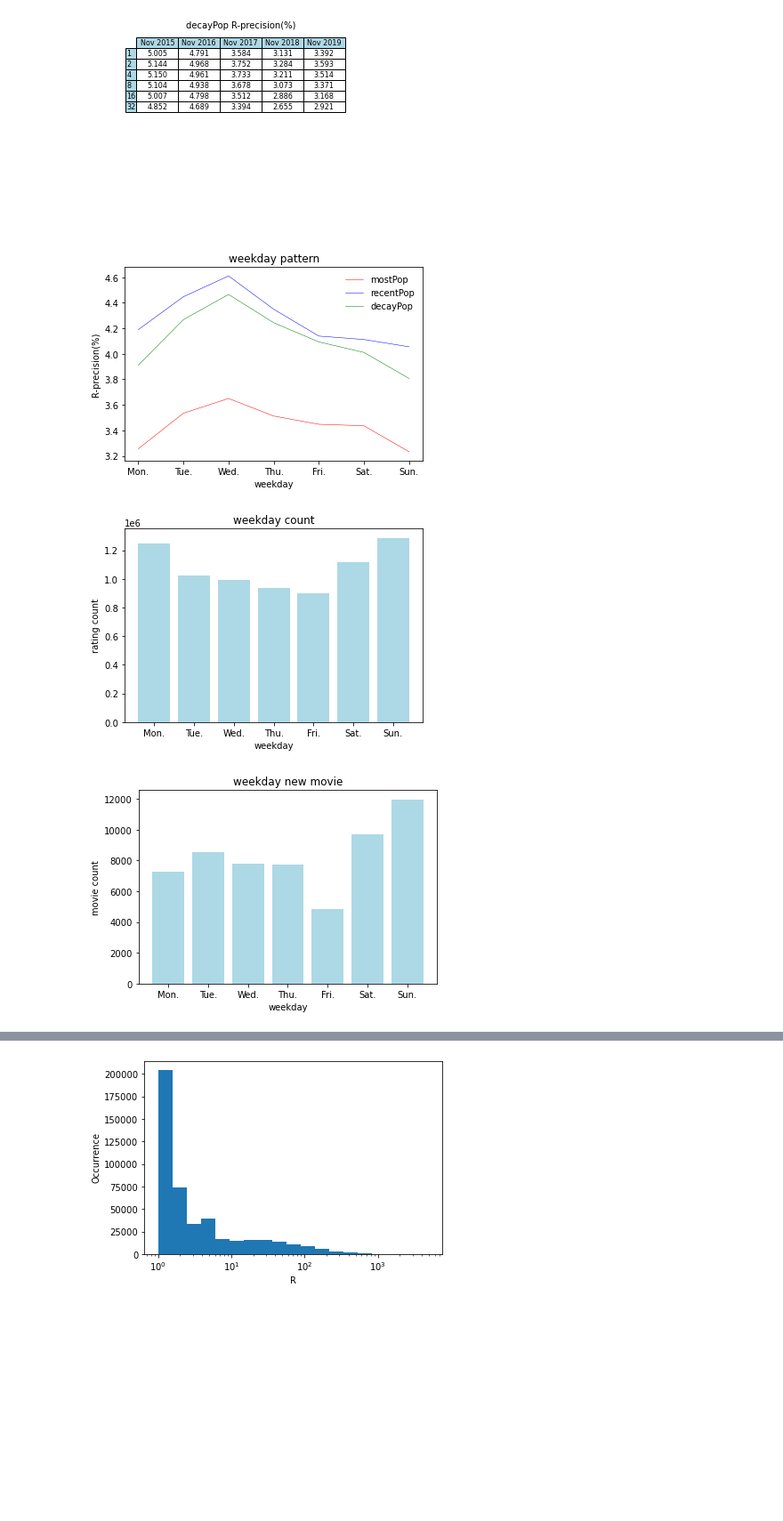
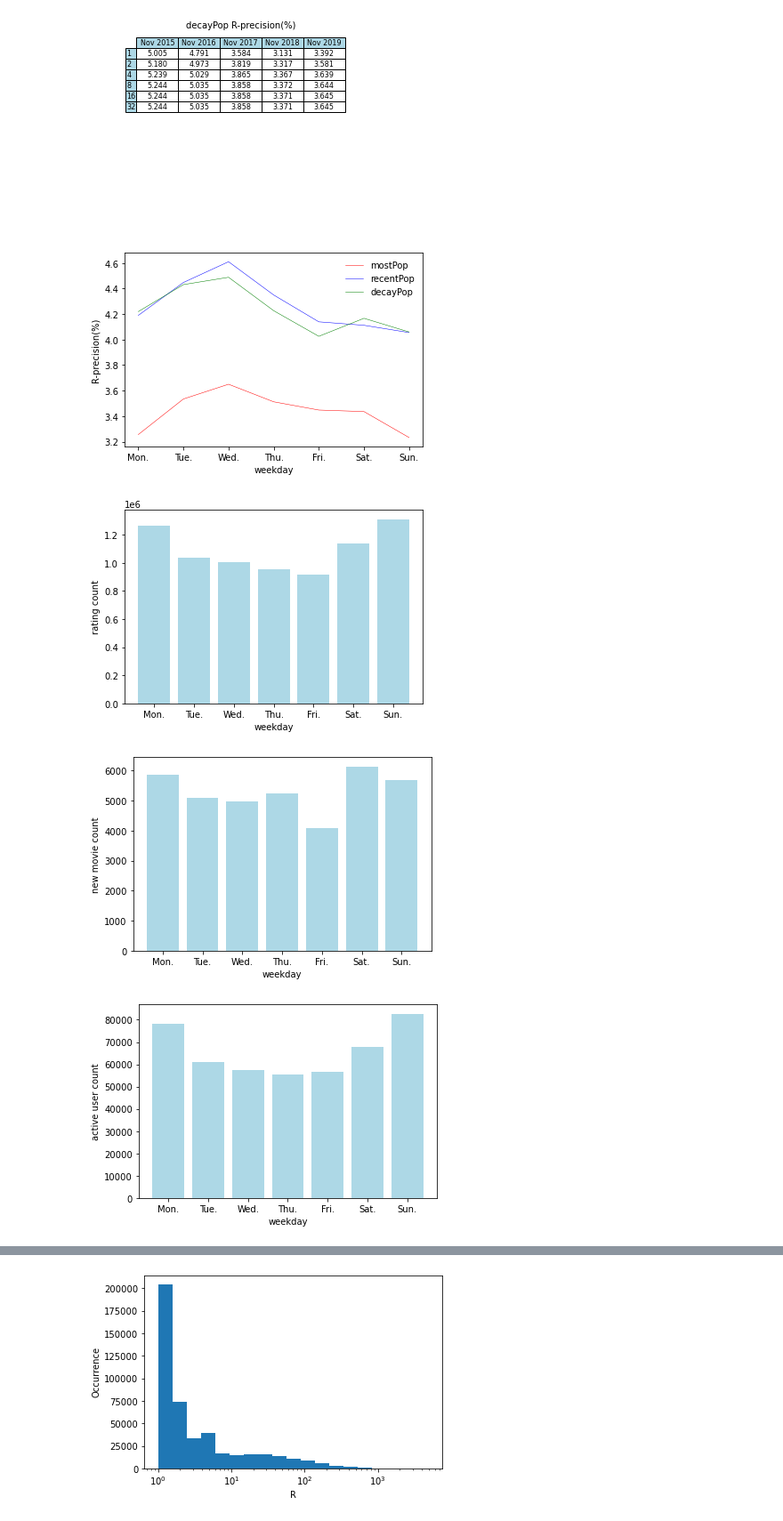
Before and after one commit to liguanlong/Final-Year-Project, a Jupyter notebook: baselineRecommender.ipynb, the cells around one changed output, grey strips where cells are left out. Shown: that part at 89% size. Saved outputs shown, nothing was run; the diff lists cells and outputs as text; code cells hidden in the pictures; blank space fills up the shorter version.

Commit message:
plot yearly monthly and weekly active user count

```diff
--- a/baselineRecommender.ipynb
+++ b/baselineRecommender.ipynb
@@ -97,11 +115,16 @@ for method in range(0, 3):
                     if value != -1:
                         month_value.append(value[method])
                         year_value.append(value[method])
-                        if day_ave == day_aves[2]: # deltat = 4
-                            weekday = date(year, month, day).weekday()
+                        if day_ave == day_aves[2] and method == 1 or method == 0: # deltat = 4
+                            weekday = datetime.date(year, month, day).weekday()
                             weekday_pattern_per_method[weekday].append(value[method])
                             monthly_pattern_per_method[month - 1].append(value[method])
-                            yearly_pattern_per_method[year - 2015].append(value[method])
+                            yearly_pattern_per_method[_year - 2015].append(value[method])
+                        if day_ave == day_aves[3] and method == 2: # deltat = 8
+                            weekday = datetime.date(year, month, day).weekday()
+                            weekday_pattern_per_method[weekday].append(value[method])
+                            monthly_pattern_per_method[month - 1].append(value[method])
+                            yearly_pattern_per_method[_year - 2015].append(value[method])
                 month_ave_per_param.append(sum(month_value) / len(month_value) * 100)
             year_ave_per_param.append("%.3f" % (sum(year_value) / len(year_value) * 100))
         year_ave_per_method.append(year_ave_per_param)
@@ -235,40 +295,49 @@ for i in range(0, len(methods)):
 # weekday_pattern
 fig, ax = plt.subplots()
 temp_x = [i for i in range(7)]
 x_loc = plticker.MultipleLocator(base=1)
 y_loc = plticker.MultipleLocator(base=0.2)
 ax.xaxis.set_major_locator(x_loc)
 ax.yaxis.set_major_locator(y_loc)
-ax.set_title('weekday pattern', loc='center')
+# ax.set_title('weekday pattern', loc='center')
 for i in range(3):
     ax.plot(temp_x,
             weekday_pattern[i],
             color=colors[i], linewidth=0.5, label = methods[i])
 ax.set_xticklabels(['', 'Mon.', 'Tue.', 'Wed.', 'Thu.', 'Fri.', 'Sat.', 'Sun.'])
 ax.legend(loc='upper right', frameon=False)
 ax.set_xlabel('weekday')
 ax.set_ylabel('R-precision(%)')
 fig.savefig('./figures/weekday_pattern', bbox_inches='tight', dpi=300)
 
 fig, ax = plt.subplots()
-ax.set_title('weekday count', loc='center')
+# ax.set_title('weekday count', loc='center')
 ax.bar(temp_x, weekday_count, color='lightblue')
 ax.set_xticklabels(['', 'Mon.', 'Tue.', 'Wed.', 'Thu.', 'Fri.', 'Sat.', 'Sun.'])
 ax.set_xlabel('weekday')
 ax.set_ylabel('rating count')
 fig.savefig('./figures/weekday_count', bbox_inches='tight', dpi=300)
 
 fig, ax = plt.subplots()
-ax.set_title('weekday new movie', loc='center')
+# ax.set_title('weekday new movie', loc='center')
 ax.bar(temp_x, weekday_new_movie, color='lightblue')
 ax.set_xticklabels(['', 'Mon.', 'Tue.', 'Wed.', 'Thu.', 'Fri.', 'Sat.', 'Sun.'])
 ax.set_xlabel('weekday')
-ax.set_ylabel('movie count')
+ax.set_ylabel('new movie count')
 fig.savefig('./figures/weekday_new_movie', bbox_inches='tight', dpi=300)
+
+fig, ax = plt.subplots()
+# ax.set_title('weekday active user', loc='center')
+ax.bar(temp_x, weekday_active_user, color='lightblue')
+ax.set_xticklabels(['', 'Mon.', 'Tue.', 'Wed.', 'Thu.', 'Fri.', 'Sat.', 'Sun.'])
+ax.set_xlabel('weekday')
+ax.set_ylabel('active user count')
+fig.savefig('./figures/weekday_active_user', bbox_inches='tight', dpi=300)
 # %% [output]
-[figure, old version]
+[figure, new version]
-[figure, old version]
+[figure, new version]
-[figure, old version]
+[figure, new version]
+[figure, added]
 # %%
 # monthly_pattern
 fig, ax = plt.subplots()
```
Also changed, not shown: parts of 12 cells of this notebook, 21 other files.
